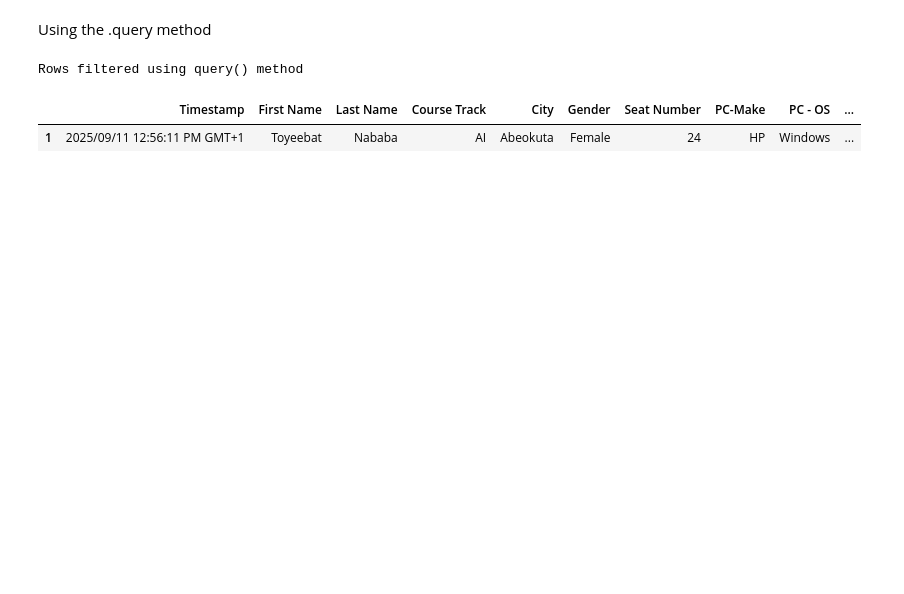
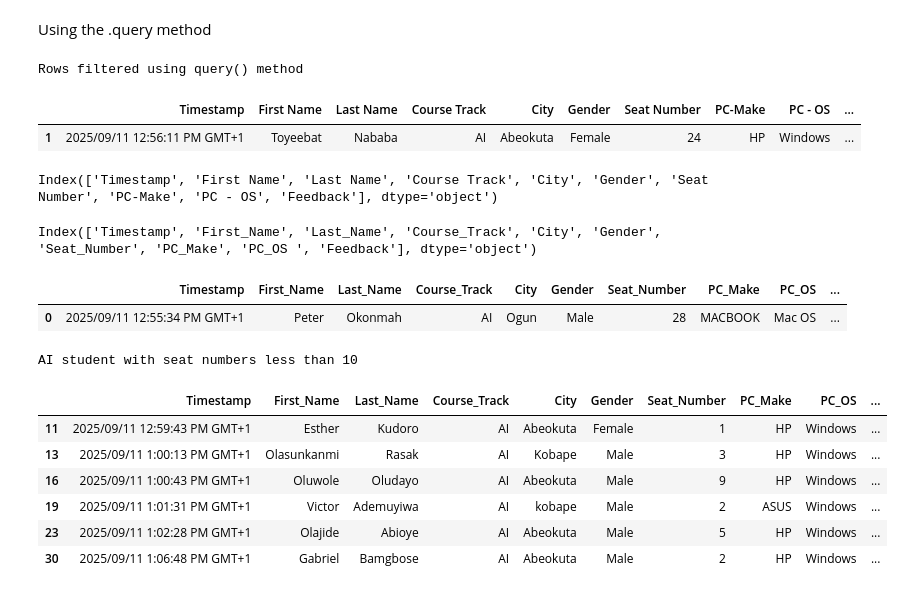
Before and after one commit to KudoroEsther/Files-Data_Analysis-, a Jupyter notebook: Pandas/UnderstandingPandas.ipynb, the cells around one changed output. Saved outputs shown, nothing was run; the diff lists cells and outputs as text; code cells hidden in the pictures; blank space fills up the shorter version.

```diff
--- a/Pandas/UnderstandingPandas.ipynb
+++ b/Pandas/UnderstandingPandas.ipynb
@@ -412,3 +412,7 @@ query_filterd
 Rows filtered using query() method
 |  | Timestamp | First Name | Last Name | Course Track | City | Gender | Seat Number | PC-Make | PC - OS | ... |
 | 1 | 2025/09/11 12:56:11 PM GMT+1 | Toyeebat | Nababa | AI | Abeokuta | Female | 24 | HP | Windows | ... |
+# %%
+df.columns
+# %% [output]
+Index(['Timestamp', 'First Name', 'Last Name', 'Course Track', 'City', 'Gender', 'Seat Number', 'PC-Make', 'PC - OS', 'Feedback'], dtype='object')
@@ -414,0 +425,22 @@ Rows filtered using query() method
+# %%
+df.columns
+# %% [output]
+Index(['Timestamp', 'First_Name', 'Last_Name', 'Course_Track', 'City', 'Gender', 'Seat_Number', 'PC_Make', 'PC_OS ', 'Feedback'], dtype='object')
+# %%
+df.head(1)
+# %% [output]
+|  | Timestamp | First_Name | Last_Name | Course_Track | City | Gender | Seat_Number | PC_Make | PC_OS | ... |
+| 0 | 2025/09/11 12:55:34 PM GMT+1 | Peter | Okonmah | AI | Ogun | Male | 28 | MACBOOK | Mac OS | ... |
+# %%
+seat_no = df.query("Seat_Number < 10 and Course_Track == 'AI' ")
+print("AI student with seat numbers less than 10")
+seat_no
+# %% [output]
+AI student with seat numbers less than 10
+|  | Timestamp | First_Name | Last_Name | Course_Track | City | Gender | Seat_Number | PC_Make | PC_OS | ... |
+| 11 | 2025/09/11 12:59:43 PM GMT+1 | Esther | Kudoro | AI | Abeokuta | Female | 1 | HP | Windows | ... |
+| 13 | 2025/09/11 1:00:13 PM GMT+1 | Olasunkanmi | Rasak | AI | Kobape | Male | 3 | HP | Windows | ... |
+| 16 | 2025/09/11 1:00:43 PM GMT+1 | Oluwole | Oludayo | AI | Abeokuta | Male | 9 | HP | Windows | ... |
+| 19 | 2025/09/11 1:01:31 PM GMT+1 | Victor | Ademuyiwa | AI | kobape | Male | 2 | ASUS | Windows | ... |
+| 23 | 2025/09/11 1:02:28 PM GMT+1 | Olajide | Abioye | AI | Abeokuta | Male | 5 | HP | Windows | ... |
+| 30 | 2025/09/11 1:06:48 PM GMT+1 | Gabriel | Bamgbose | AI | Abeokuta | Male | 2 | HP | Windows | ... |
```
Also changed, not shown: parts of 6 cells of this notebook.
